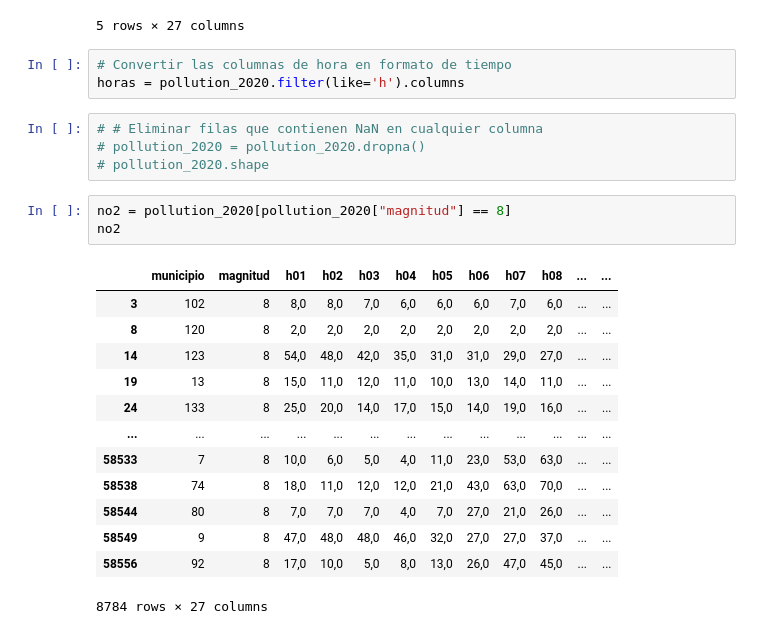
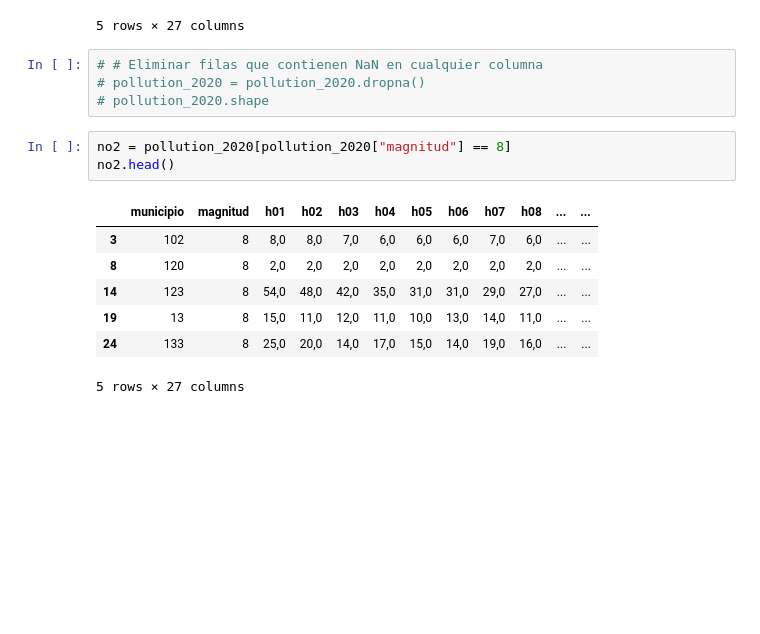
Before and after one commit to Yakondra/Final-project-air-quality, a Jupyter notebook: src/Air_quality.ipynb, the cells around one changed output. Saved outputs shown, nothing was run; the diff lists cells and outputs as text; blank space fills up the shorter version.

```diff
--- a/src/Air_quality.ipynb
+++ b/src/Air_quality.ipynb
@@ -127,27 +126,18 @@ pollution_2020.head()
 | 3 | 102 | 8 | 8,0 | 8,0 | 7,0 | 6,0 | 6,0 | 6,0 | 7,0 | 6,0 | ... | ... |
 | 4 | 102 | 10 | 8,0 | 15,0 | 13,0 | 11,0 | 12,0 | 16,0 | 17,0 | 20,0 | ... | ... |
 5 rows × 27 columns
-# %%
-# Convertir las columnas de hora en formato de tiempo
-horas = pollution_2020.filter(like='h').columns
 # %%
 # # Eliminar filas que contienen NaN en cualquier columna
 # pollution_2020 = pollution_2020.dropna()
 # pollution_2020.shape
 # %%
 no2 = pollution_2020[pollution_2020["magnitud"] == 8]
-no2
+no2.head()
 # %% [output]
 |  | municipio | magnitud | h01 | h02 | h03 | h04 | h05 | h06 | h07 | h08 | ... | ... |
 | 3 | 102 | 8 | 8,0 | 8,0 | 7,0 | 6,0 | 6,0 | 6,0 | 7,0 | 6,0 | ... | ... |
 | 8 | 120 | 8 | 2,0 | 2,0 | 2,0 | 2,0 | 2,0 | 2,0 | 2,0 | 2,0 | ... | ... |
 | 14 | 123 | 8 | 54,0 | 48,0 | 42,0 | 35,0 | 31,0 | 31,0 | 29,0 | 27,0 | ... | ... |
 | 19 | 13 | 8 | 15,0 | 11,0 | 12,0 | 11,0 | 10,0 | 13,0 | 14,0 | 11,0 | ... | ... |
 | 24 | 133 | 8 | 25,0 | 20,0 | 14,0 | 17,0 | 15,0 | 14,0 | 19,0 | 16,0 | ... | ... |
-| ... | ... | ... | ... | ... | ... | ... | ... | ... | ... | ... | ... | ... |
-| 58533 | 7 | 8 | 10,0 | 6,0 | 5,0 | 4,0 | 11,0 | 23,0 | 53,0 | 63,0 | ... | ... |
-| 58538 | 74 | 8 | 18,0 | 11,0 | 12,0 | 12,0 | 21,0 | 43,0 | 63,0 | 70,0 | ... | ... |
-| 58544 | 80 | 8 | 7,0 | 7,0 | 7,0 | 4,0 | 7,0 | 27,0 | 21,0 | 26,0 | ... | ... |
-| 58549 | 9 | 8 | 47,0 | 48,0 | 48,0 | 46,0 | 32,0 | 27,0 | 27,0 | 37,0 | ... | ... |
-| 58556 | 92 | 8 | 17,0 | 10,0 | 5,0 | 8,0 | 13,0 | 26,0 | 47,0 | 45,0 | ... | ... |
-8784 rows × 27 columns
+5 rows × 27 columns
```
Also changed, not shown: parts of 1 cell of this notebook, 1 other file.
